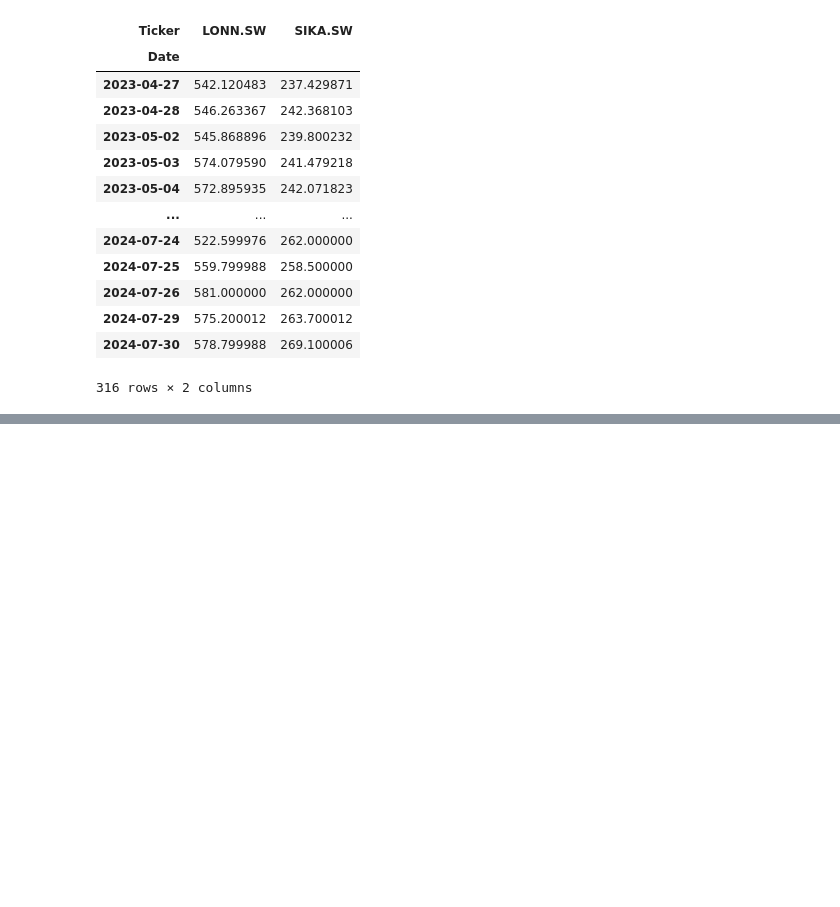
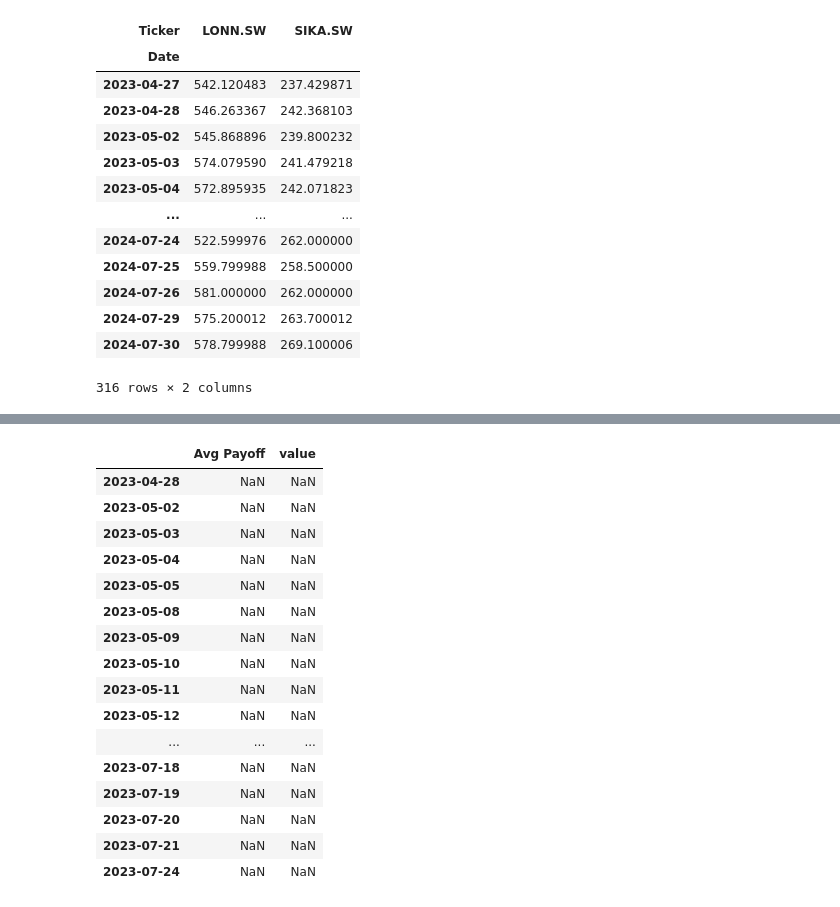
Before and after one commit to weiyuanoh/MH4518, a Jupyter notebook: WY/BlackSholes.ipynb, the cells around one changed output, grey strips where cells are left out. Drawn from its saved outputs; the diff is of its cells as text; code cells hidden in the pictures; blank space fills up the shorter version.

```diff
--- a/WY/BlackSholes.ipynb
+++ b/WY/BlackSholes.ipynb
@@ -94,0 +126,21 @@ S1_t = lonza_path
+# %%
+productprice = productprice[: pd.Timestamp('2023-07-24 00:00:00')]
+(present_value_df[1:]- productprice)
+# %% [output]
+|  | Avg Payoff | value |
+| 2023-04-28 | NaN | NaN |
+| 2023-05-02 | NaN | NaN |
+| 2023-05-03 | NaN | NaN |
+| 2023-05-04 | NaN | NaN |
+| 2023-05-05 | NaN | NaN |
+| 2023-05-08 | NaN | NaN |
+| 2023-05-09 | NaN | NaN |
+| 2023-05-10 | NaN | NaN |
+| 2023-05-11 | NaN | NaN |
+| 2023-05-12 | NaN | NaN |
+| ... | ... | ... |
+| 2023-07-18 | NaN | NaN |
+| 2023-07-19 | NaN | NaN |
+| 2023-07-20 | NaN | NaN |
+| 2023-07-21 | NaN | NaN |
+| 2023-07-24 | NaN | NaN |
```
Also changed, not shown: parts of 6 cells of this notebook, 6 other files.
